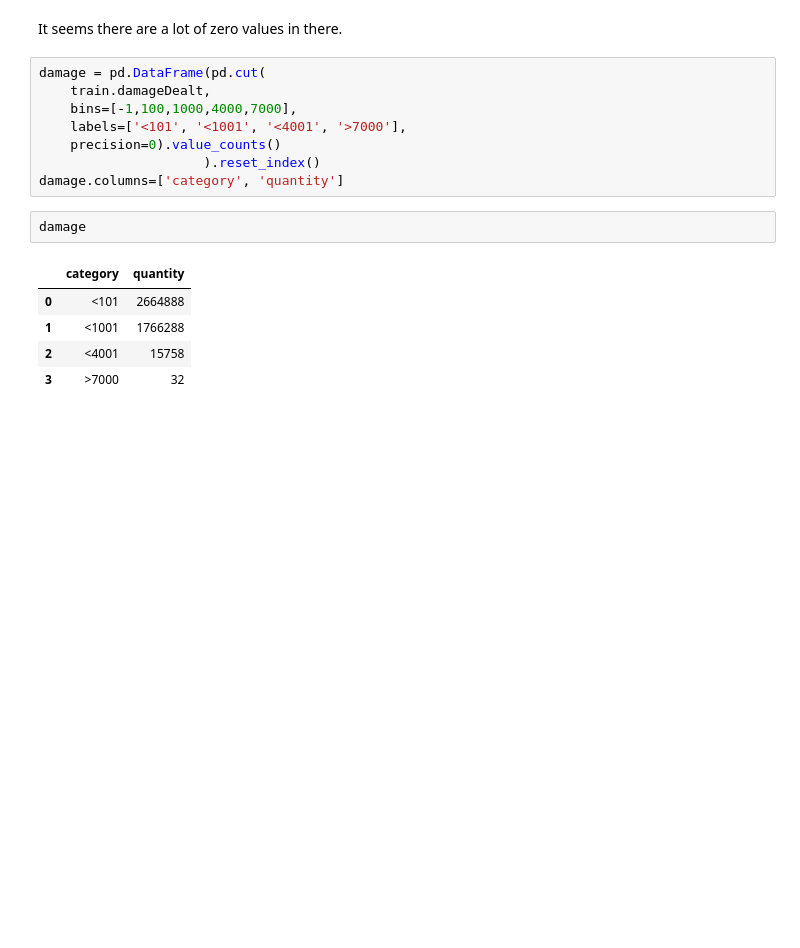
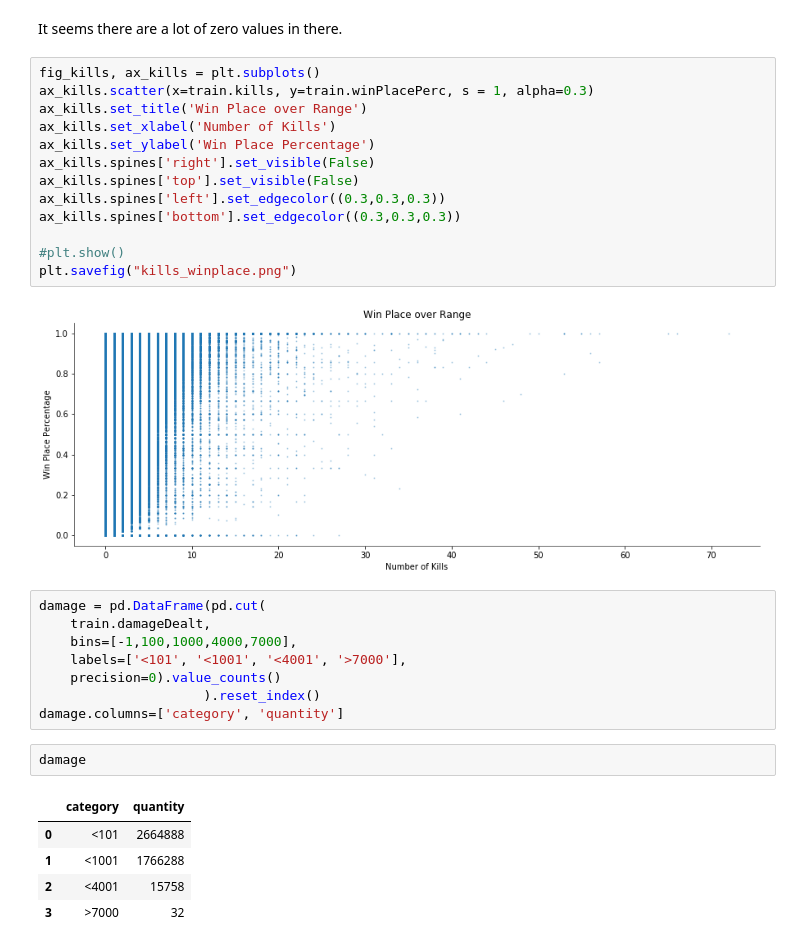
Before and after one commit to FelixKler/Write-a-Data-Science-Blog-Post, a Jupyter notebook: write_a_data_science_blog_post.ipynb, the cells around one changed output. Cells and saved outputs as stored; diff of their text form; blank space fills up the shorter version.

```diff
--- a/write_a_data_science_blog_post.ipynb
+++ b/write_a_data_science_blog_post.ipynb
@@ -158,5 +173,20 @@ plt.show()
 # %% [markdown]
 It seems there are a lot of zero values in there.
+# %%
+fig_kills, ax_kills = plt.subplots()
+ax_kills.scatter(x=train.kills, y=train.winPlacePerc, s = 1, alpha=0.3)
+ax_kills.set_title('Win Place over Range')
+ax_kills.set_xlabel('Number of Kills')
+ax_kills.set_ylabel('Win Place Percentage')
+ax_kills.spines['right'].set_visible(False)
+ax_kills.spines['top'].set_visible(False)
+ax_kills.spines['left'].set_edgecolor((0.3,0.3,0.3))
+ax_kills.spines['bottom'].set_edgecolor((0.3,0.3,0.3))
+
+#plt.show()
+plt.savefig("kills_winplace.png")
+# %% [output]
+[figure, added]
 # %%
 damage = pd.DataFrame(pd.cut(
     train.damageDealt,
```
Also changed, not shown: parts of 44 cells of this notebook.
